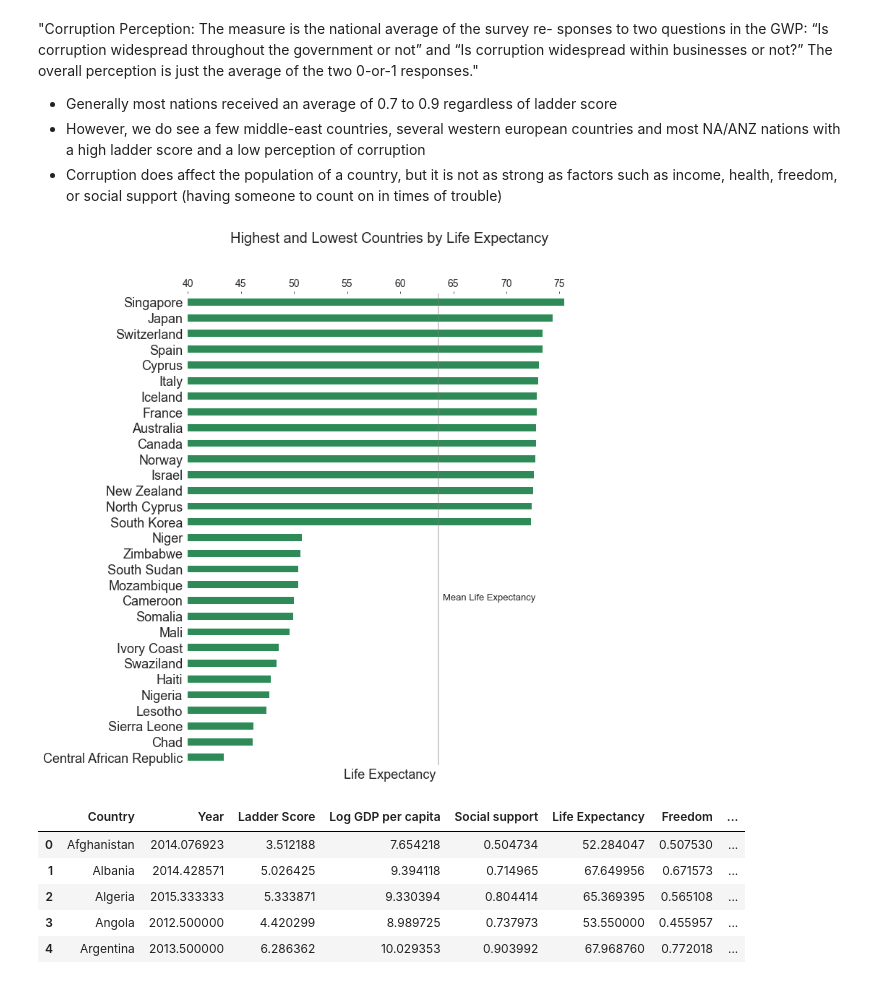
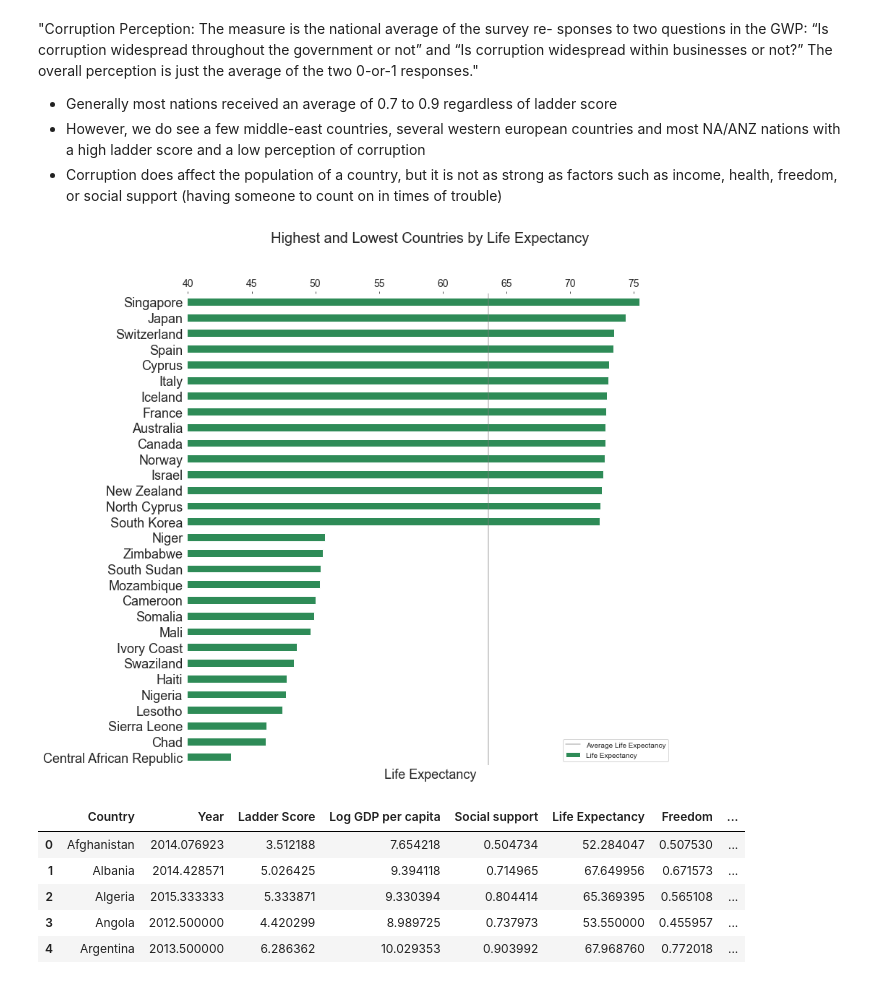
Before and after one commit to paul-trood/Portfolio-World_Happiness_Report, a Jupyter notebook: world_happiness.ipynb, the cells around one changed output. Drawn from its saved outputs; the diff is of its cells as text; code cells hidden in the pictures.

```diff
--- a/world_happiness.ipynb
+++ b/world_happiness.ipynb
@@ -1301,27 +1313,28 @@ not?” The overall perception is just the average of the two 0-or-1 responses."
 # %%
 sns.set_style("white")
 # Constructs groupby object by country, calculates mean life expectancy, filters top 15 values and rounds to two decimal points
 highest_life_expectancy = np.round(full_report.groupby("Country")["Life Expectancy"].mean().nlargest(15), decimals = 2)
 # Constructs groupby object by country, calculates mean life expectancy, filters lowest 15 values and rounds to two decimal points
 lowest_life_expectancy = np.round(full_report.groupby("Country")["Life Expectancy"].mean().nsmallest(15), decimals = 2).sort_values(ascending = False)
 
 # Appends highest and lowest life expectancy series into one series
 life_expectancy_series = highest_life_expectancy.append(lowest_life_expectancy, ignore_index=False)
 
 # Life expectancy by country
-ax = life_expectancy_series.sort_values(ascending=True).plot(kind="barh", xlim=(40,78), figsize=(10,12), color="seagreen" )
+ax = life_expectancy_series.sort_values(ascending=True).plot(kind="barh", xlim=(40,78), figsize=(12,12), color="seagreen" )
 plt.xlabel("Life Expectancy", size=18)
 plt.ylabel("")
 plt.yticks(size=18)
 plt.title("Highest and Lowest Countries by Life Expectancy", size=20, y = 1.1)
-plt.axvline(full_report["Life Expectancy"].mean(), color = "grey", alpha = 0.5)
+plt.axvline(full_report["Life Expectancy"].mean(), color = "grey", alpha = 0.5, label = "Average Life Expectancy")
 # Removes spines
 plt.gca().spines[["top", "bottom", "left", "right"]].set_visible(False)
 ax.tick_params(axis="x", labelsize=14)
-ax.text(x = 64, y = 10, s = "Mean Life Expectancy", size = 13)
 ax.xaxis.tick_top()
+plt.legend()
+plt.show()
 # %% [output]
-[figure, old version]
+[figure, new version]
 # %%
 country_group.head()
 # %% [output]
```
Also changed, not shown: parts of 17 cells of this notebook.
